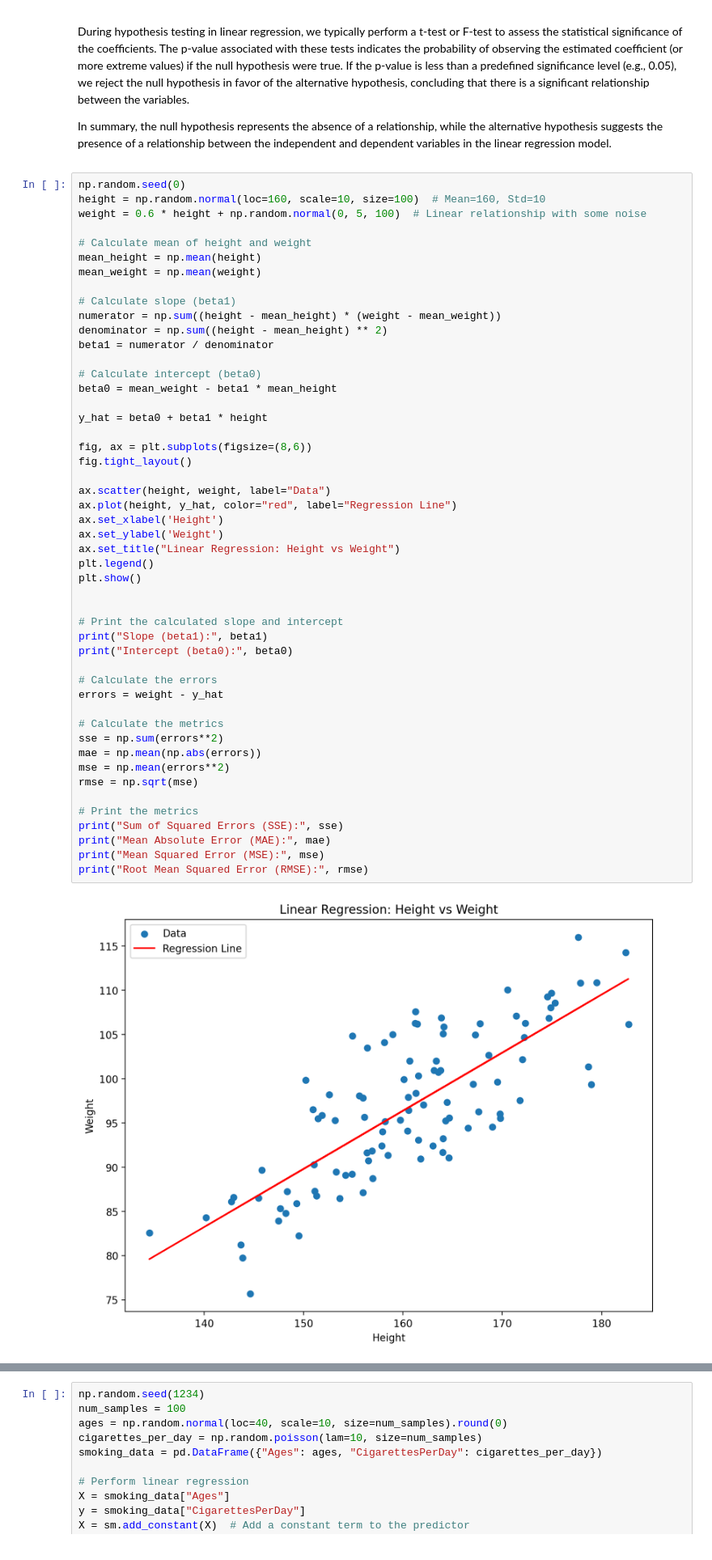
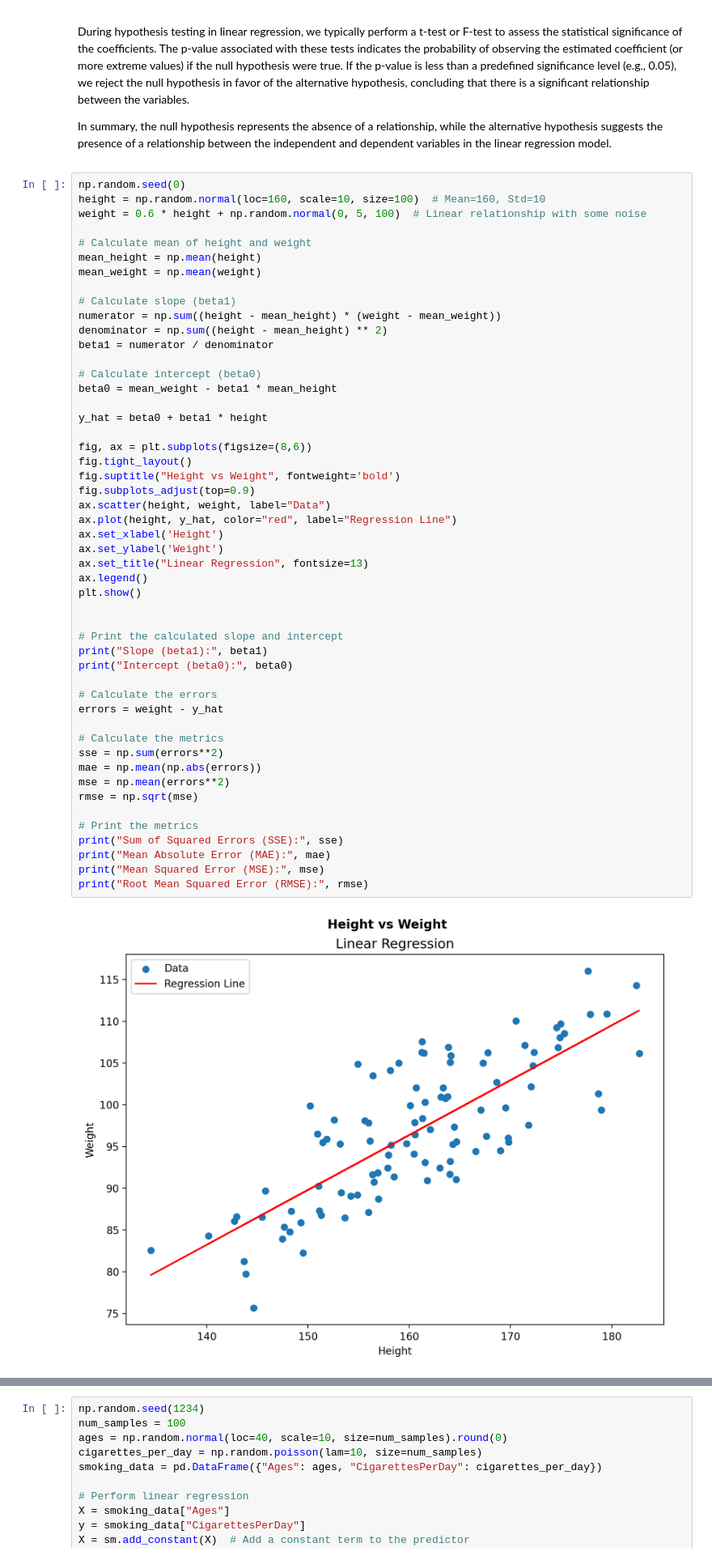
Before and after one commit to akladyous/data-science, a Jupyter notebook: regression/simple_linear_regression.ipynb, the cells around one changed output, grey strips where cells are left out. Shown: that part at 81% size. Cells and saved outputs as stored; diff of their text form.

```diff
--- a/regression/simple_linear_regression.ipynb
+++ b/regression/simple_linear_regression.ipynb
@@ -123,37 +123,38 @@ beta0 = mean_weight - beta1 * mean_height
 y_hat = beta0 + beta1 * height
 
 fig, ax = plt.subplots(figsize=(8,6))
 fig.tight_layout()
-
+fig.suptitle("Height vs Weight", fontweight='bold')
+fig.subplots_adjust(top=0.9)
 ax.scatter(height, weight, label="Data")
 ax.plot(height, y_hat, color="red", label="Regression Line")
 ax.set_xlabel('Height')
 ax.set_ylabel('Weight')
-ax.set_title("Linear Regression: Height vs Weight")
-plt.legend()
+ax.set_title("Linear Regression", fontsize=13)
+ax.legend()
 plt.show()
 
 
 # Print the calculated slope and intercept
 print("Slope (beta1):", beta1)
 print("Intercept (beta0):", beta0)
 
 # Calculate the errors
 errors = weight - y_hat
 
 # Calculate the metrics
 sse = np.sum(errors**2)
 mae = np.mean(np.abs(errors))
 mse = np.mean(errors**2)
 rmse = np.sqrt(mse)
 
 # Print the metrics
 print("Sum of Squared Errors (SSE):", sse)
 print("Mean Absolute Error (MAE):", mae)
 print("Mean Squared Error (MSE):", mse)
 print("Root Mean Squared Error (RMSE):", rmse)
 # %% [output]
-[figure, old version]
+[figure, new version]
 Slope (beta1): 0.6573492167731908
 Intercept (beta0): -8.800109258447975
 Sum of Squared Errors (SSE): 2642.9296354765725
```
